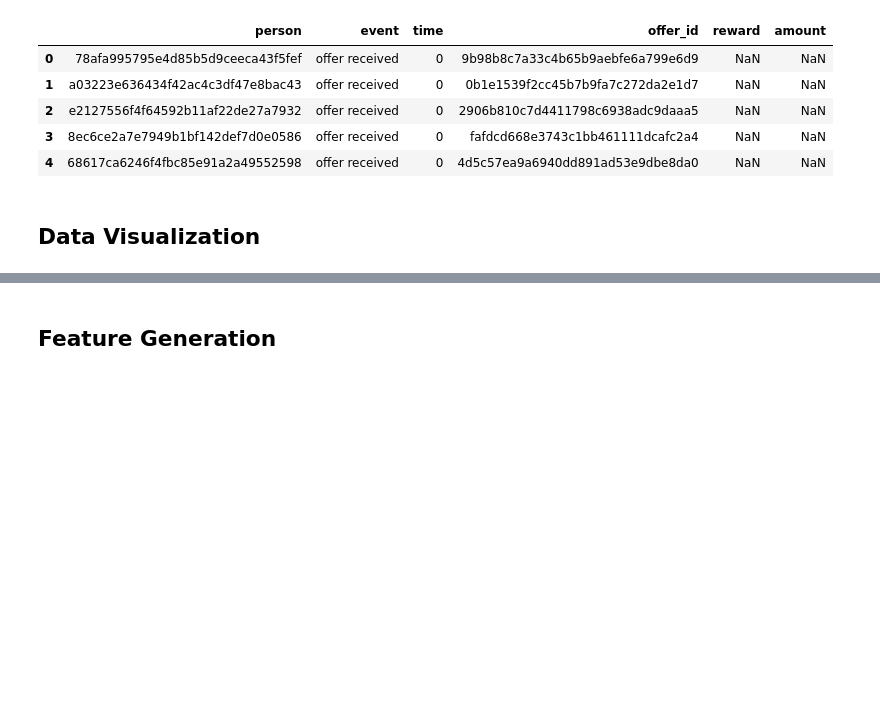
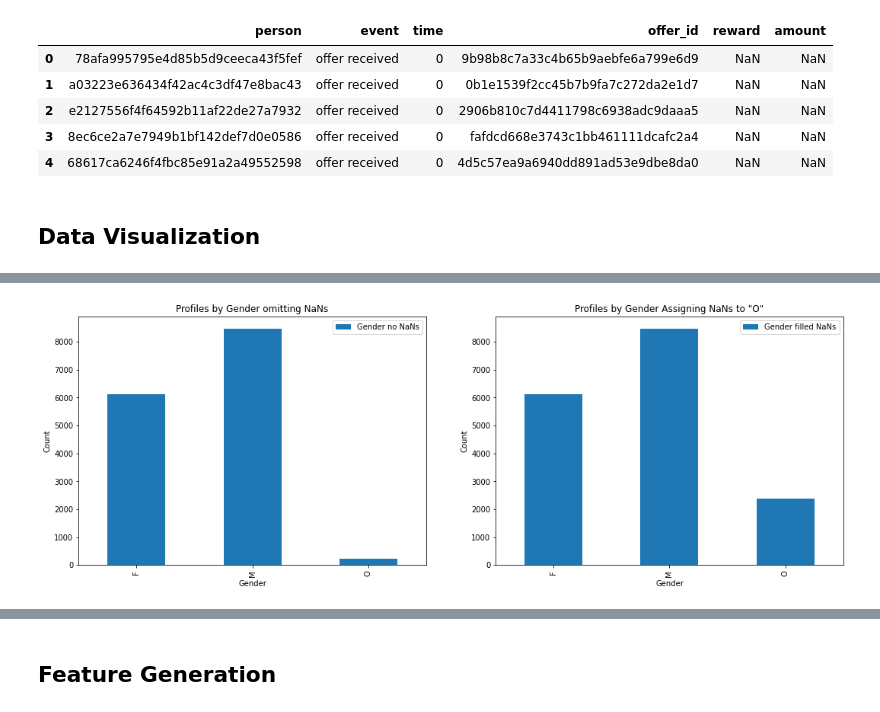
Before and after one commit to amcumber/udacity-mle-capstone-project, a Jupyter notebook: Starbucks_Capstone_notebook.ipynb, the cells around one changed output, grey strips where cells are left out. Cells and saved outputs as stored; diff of their text form; code cells hidden in the pictures; blank space fills up the shorter version.

```diff
--- a/Starbucks_Capstone_notebook.ipynb
+++ b/Starbucks_Capstone_notebook.ipynb
@@ -200,0 +301,39 @@ Transcript:
+# %%
+def plot_gender(profile: pd.DataFrame):
+    fig, axs = plt.subplots(1, 2, figsize=(18,6))
+
+    (
+        profile
+        # .assign(gender=lambda df: df['gender'].fillna('O'))
+        .groupby('gender')
+        .count()
+        [['id']]
+        .rename(columns=lambda _: 'Gender no NaNs')
+        .plot(
+            kind='bar',
+            xlabel='Gender',
+            ylabel='Count',
+            ax=axs[0],
+            title='Profiles by Gender omitting NaNs',
+        )
+    );
+    (
+        profile
+        .assign(gender=lambda df: df['gender'].fillna('O'))
+        .groupby('gender')
+        .count()
+        [['id']]
+        .rename(columns=lambda _: 'Gender filled NaNs')
+        .plot(
+            kind='bar',
+            xlabel='Gender',
+            ylabel='Count',
+            ax=axs[1],
+            title='Profiles by Gender Assigning NaNs to "O"',
+        )
+    )
+    return fig, axs
+
+plot_gender(profile);
+# %% [output]
+[figure, added]
```
Also changed, not shown: parts of 23 cells of this notebook, 8 other files.
